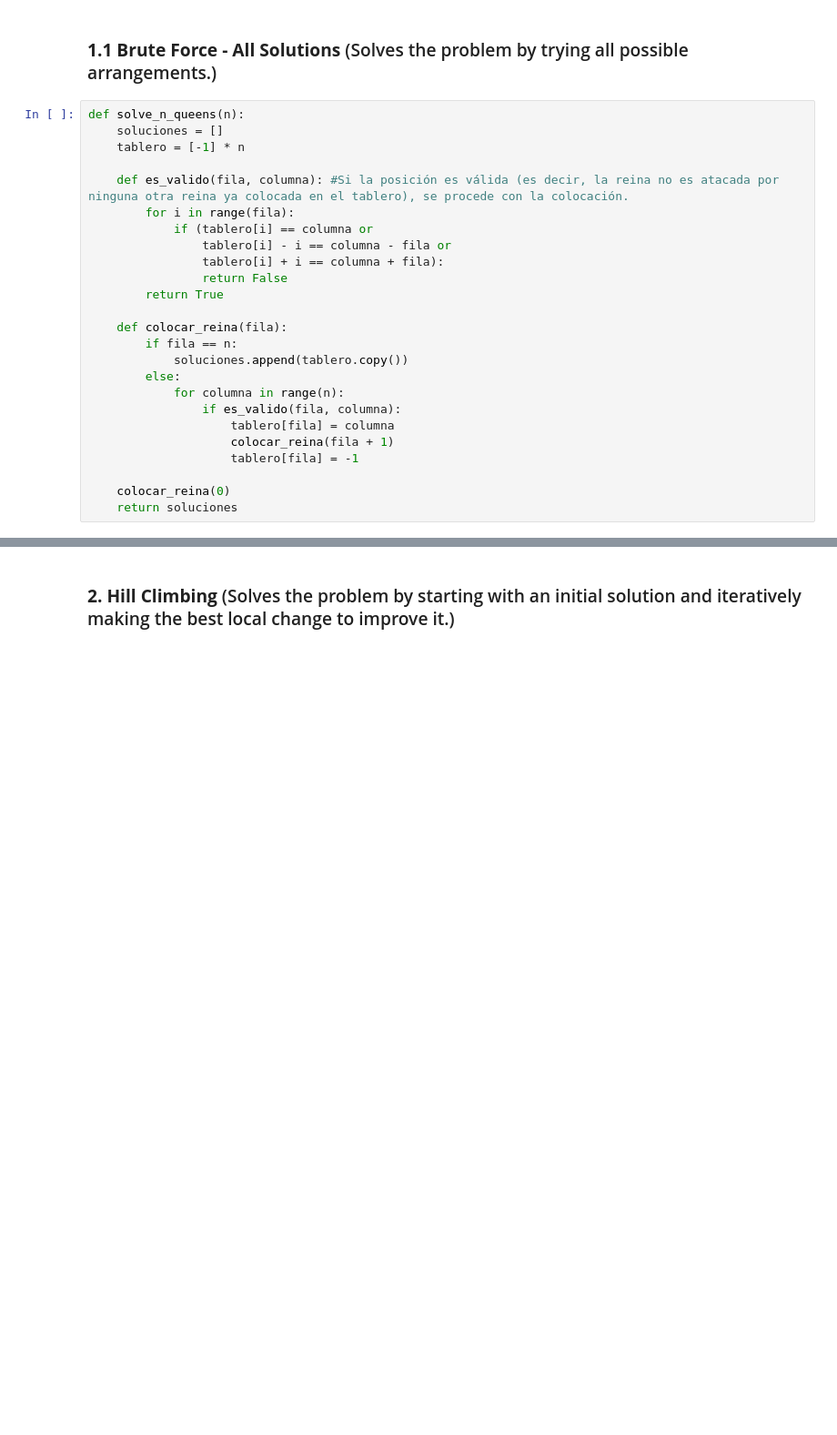
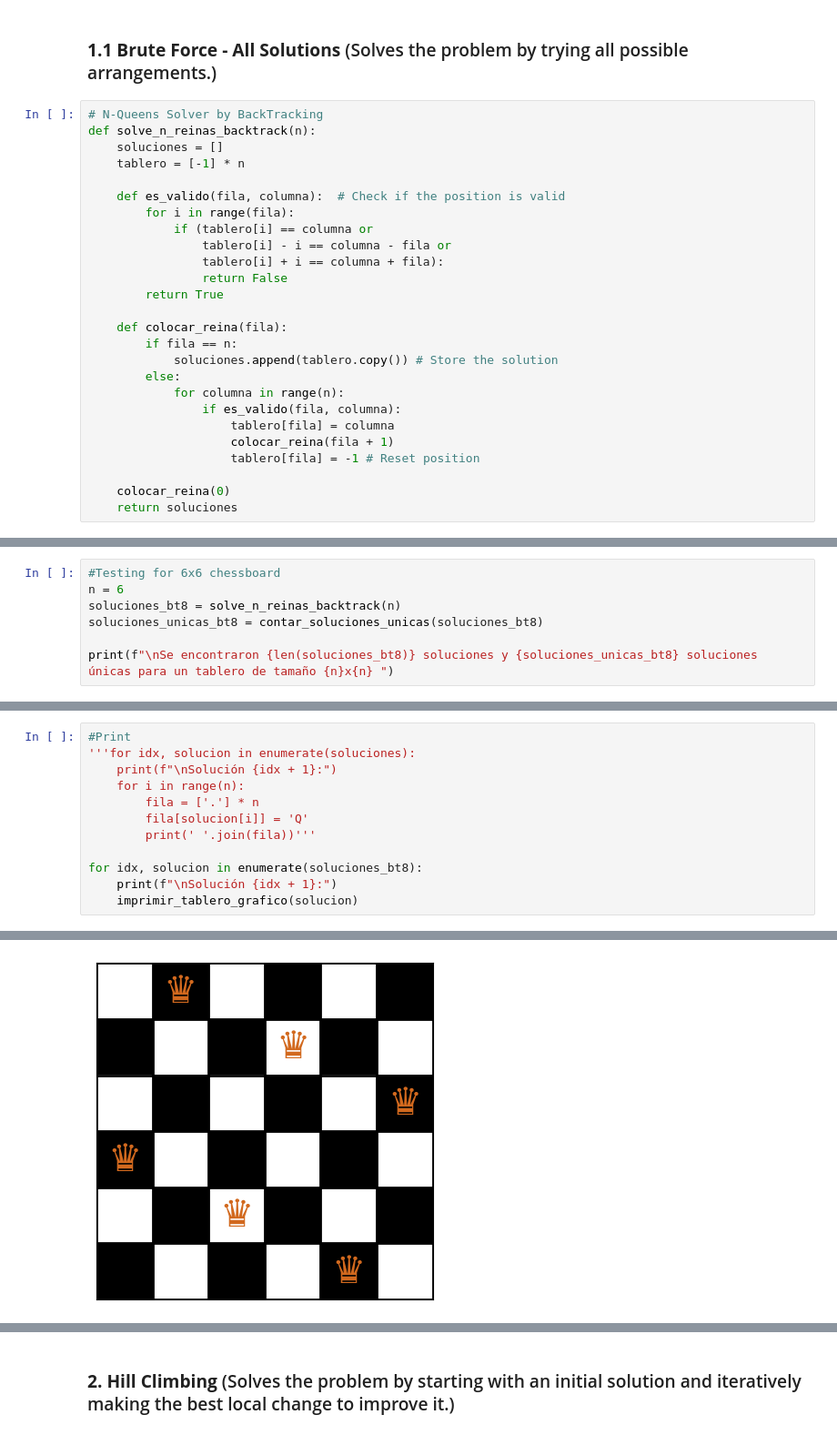
Before and after one commit to BrajanNieto/n-queens, a Jupyter notebook: IA_Fundamentals_NQueensProblem_BrajanNieto.ipynb, the cells around one changed output, grey strips where cells are left out. Shown at 91% size. Saved outputs shown, nothing was run; the diff lists cells and outputs as text; blank space fills up the shorter version.

```diff
--- a/IA_Fundamentals_NQueensProblem_BrajanNieto.ipynb
+++ b/IA_Fundamentals_NQueensProblem_BrajanNieto.ipynb
@@ -30,11 +109,12 @@ The N-Queens problem is a classic combinatorial challenge where the objective is
 # %% [markdown]
 ### <b>1.1 Brute Force - All Solutions </b> (Solves the problem by trying all possible arrangements.)
 # %%
-def solve_n_queens(n):
+# N-Queens Solver by BackTracking
+def solve_n_reinas_backtrack(n):
     soluciones = []
     tablero = [-1] * n
 
-    def es_valido(fila, columna): #Si la posición es válida (es decir, la reina no es atacada por ninguna otra reina ya colocada en el tablero), se procede con la colocación.
+    def es_valido(fila, columna):  # Check if the position is valid
         for i in range(fila):
             if (tablero[i] == columna or
                 tablero[i] - i == columna - fila or
@@ -44,13 +124,13 @@ def solve_n_queens(n):
 
     def colocar_reina(fila):
         if fila == n:
-            soluciones.append(tablero.copy())
+            soluciones.append(tablero.copy()) # Store the solution
         else:
             for columna in range(n):
                 if es_valido(fila, columna):
                     tablero[fila] = columna
                     colocar_reina(fila + 1)
-                    tablero[fila] = -1
+                    tablero[fila] = -1 # Reset position
 
     colocar_reina(0)
     return soluciones
@@ -56,0 +180,7 @@ def solve_n_queens(n):
+# %%
+#Testing for 6x6 chessboard
+n = 6
+soluciones_bt8 = solve_n_reinas_backtrack(n)
+soluciones_unicas_bt8 = contar_soluciones_unicas(soluciones_bt8)
+
+print(f"\nSe encontraron {len(soluciones_bt8)} soluciones y {soluciones_unicas_bt8} soluciones únicas para un tablero de tamaño {n}x{n} ")
@@ -56,0 +189,13 @@ def solve_n_queens(n):
+# %%
+#Print
+'''for idx, solucion in enumerate(soluciones):
+    print(f"\nSolución {idx + 1}:")
+    for i in range(n):
+        fila = ['.'] * n
+        fila[solucion[i]] = 'Q'
+        print(' '.join(fila))'''
+
+for idx, solucion in enumerate(soluciones_bt8):
+    print(f"\nSolución {idx + 1}:")
+    imprimir_tablero_grafico(solucion)
+# %% [output]
@@ -56,0 +203 @@ def solve_n_queens(n):
+[figure, added]
```
Also changed, not shown: parts of 41 cells of this notebook.
